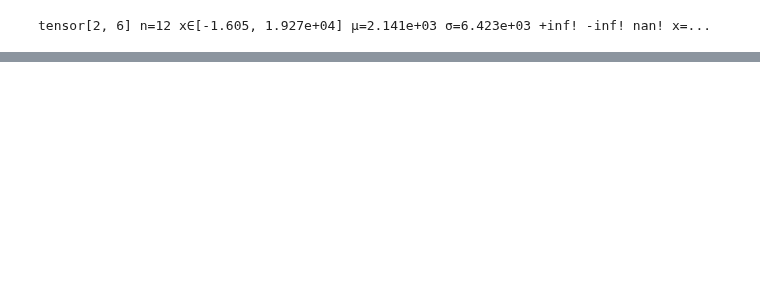
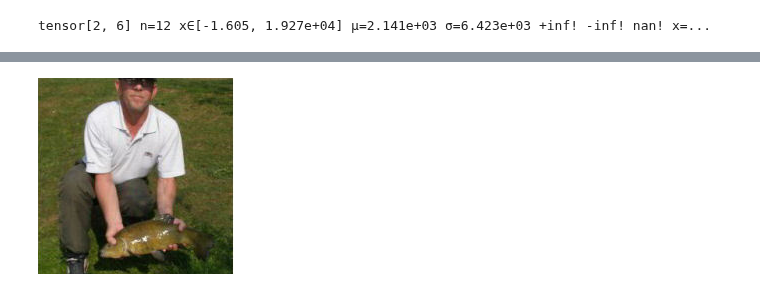
Before and after one commit to xl0/lovely-tensors, a Jupyter notebook: nbs/00_tensors.ipynb, the cells around one changed output, grey strips where cells are left out. Cells and saved outputs as stored; diff of their text form; code cells hidden in the pictures; blank space fills up the shorter version.

```diff
--- a/nbs/00_tensors.ipynb
+++ b/nbs/00_tensors.ipynb
@@ -278,3 +312,7 @@ tensor[2, 6] n=12 x∈[-1.605, 1.927e+04] μ=2.141e+03 σ=6.423e+03 +inf! -inf!
+# %%
+numbers.rgb(in_stats)
+# %% [output]
+[figure, added]
 # %%
 #| hide
 import nbdev; nbdev.nbdev_export()
```
Also changed, not shown: parts of 13 cells of this notebook, 9 other files.
